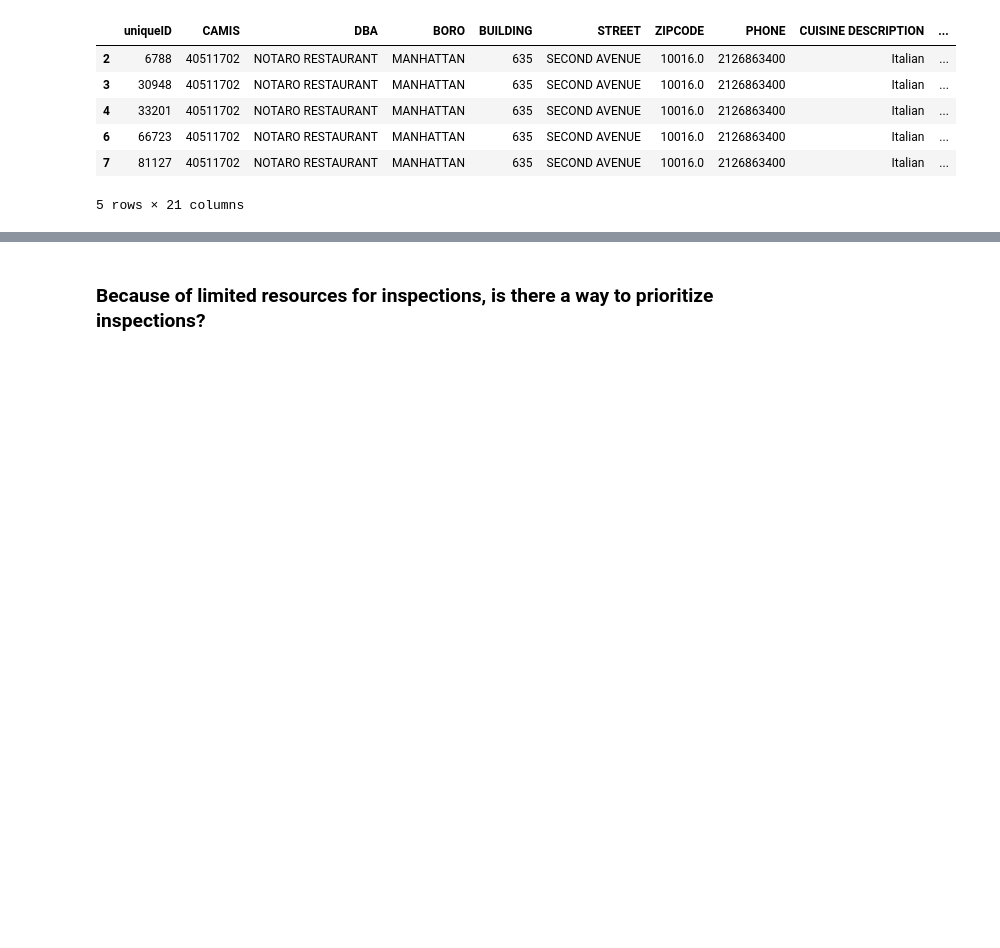
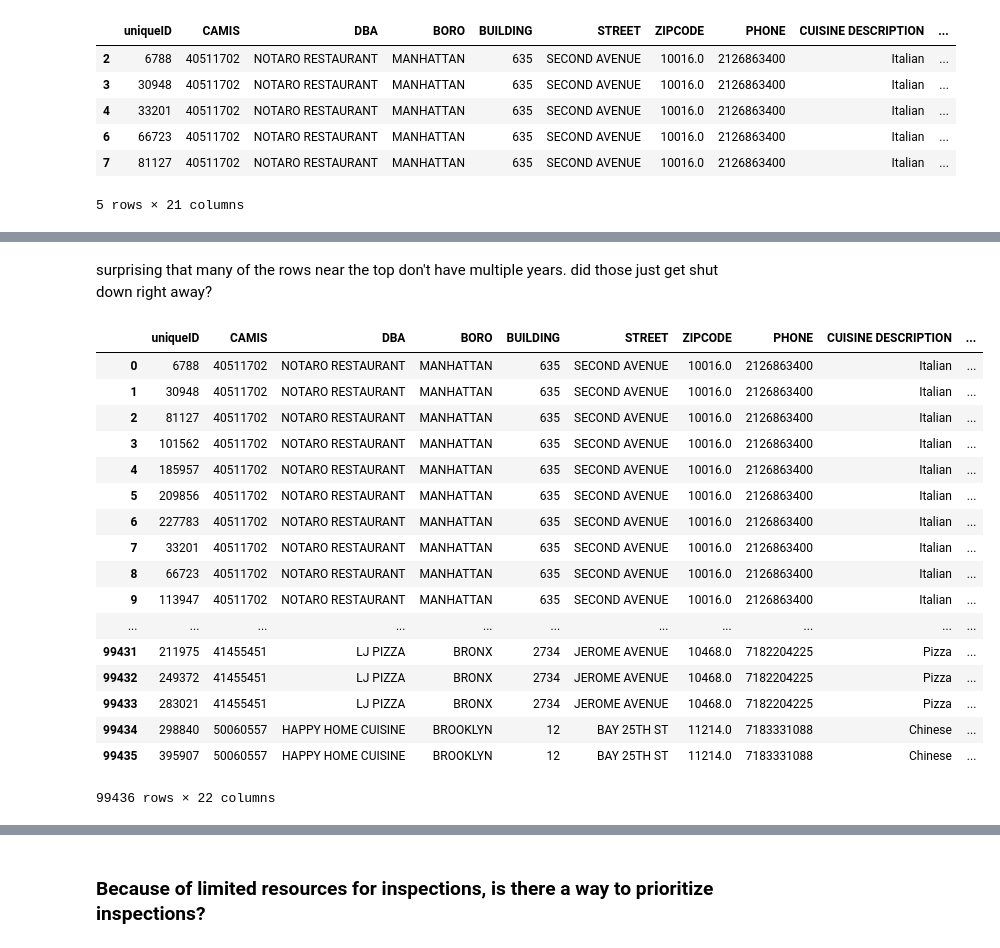
Before and after one commit to mishoptera/nyc_restaurants, a Jupyter notebook: eda_dataset.ipynb, the cells around one changed output, grey strips where cells are left out. Saved outputs shown, nothing was run; the diff lists cells and outputs as text; code cells hidden in the pictures; blank space fills up the shorter version.

```diff
--- a/eda_dataset.ipynb
+++ b/eda_dataset.ipynb
@@ -330,0 +343,25 @@ re_ins.head()
+# %% [markdown]
+surprising that many of the rows near the top don't have multiple years. did those just get shut down right away?
+# %%
+# adding this as a column to dataframe for future use
+re_ins = pd.merge(re_ins, re_ins2, on=['CAMIS', 'inspection_year'], how='right')
+re_ins
+# %% [output]
+|  | uniqueID | CAMIS | DBA | BORO | BUILDING | STREET | ZIPCODE | PHONE | CUISINE DESCRIPTION | ... |
+| 0 | 6788 | 40511702 | NOTARO RESTAURANT | MANHATTAN | 635 | SECOND AVENUE | 10016.0 | 2126863400 | Italian | ... |
+| 1 | 30948 | 40511702 | NOTARO RESTAURANT | MANHATTAN | 635 | SECOND AVENUE | 10016.0 | 2126863400 | Italian | ... |
+| 2 | 81127 | 40511702 | NOTARO RESTAURANT | MANHATTAN | 635 | SECOND AVENUE | 10016.0 | 2126863400 | Italian | ... |
+| 3 | 101562 | 40511702 | NOTARO RESTAURANT | MANHATTAN | 635 | SECOND AVENUE | 10016.0 | 2126863400 | Italian | ... |
+| 4 | 185957 | 40511702 | NOTARO RESTAURANT | MANHATTAN | 635 | SECOND AVENUE | 10016.0 | 2126863400 | Italian | ... |
+| 5 | 209856 | 40511702 | NOTARO RESTAURANT | MANHATTAN | 635 | SECOND AVENUE | 10016.0 | 2126863400 | Italian | ... |
+| 6 | 227783 | 40511702 | NOTARO RESTAURANT | MANHATTAN | 635 | SECOND AVENUE | 10016.0 | 2126863400 | Italian | ... |
+| 7 | 33201 | 40511702 | NOTARO RESTAURANT | MANHATTAN | 635 | SECOND AVENUE | 10016.0 | 2126863400 | Italian | ... |
+| 8 | 66723 | 40511702 | NOTARO RESTAURANT | MANHATTAN | 635 | SECOND AVENUE | 10016.0 | 2126863400 | Italian | ... |
+| 9 | 113947 | 40511702 | NOTARO RESTAURANT | MANHATTAN | 635 | SECOND AVENUE | 10016.0 | 2126863400 | Italian | ... |
+| ... | ... | ... | ... | ... | ... | ... | ... | ... | ... | ... |
+| 99431 | 211975 | 41455451 | LJ PIZZA | BRONX | 2734 | JEROME AVENUE | 10468.0 | 7182204225 | Pizza | ... |
+| 99432 | 249372 | 41455451 | LJ PIZZA | BRONX | 2734 | JEROME AVENUE | 10468.0 | 7182204225 | Pizza | ... |
+| 99433 | 283021 | 41455451 | LJ PIZZA | BRONX | 2734 | JEROME AVENUE | 10468.0 | 7182204225 | Pizza | ... |
+| 99434 | 298840 | 50060557 | HAPPY HOME CUISINE | BROOKLYN | 12 | BAY 25TH ST | 11214.0 | 7183331088 | Chinese | ... |
+| 99435 | 395907 | 50060557 | HAPPY HOME CUISINE | BROOKLYN | 12 | BAY 25TH ST | 11214.0 | 7183331088 | Chinese | ... |
+99436 rows × 22 columns
```
Also changed, not shown: parts of 8 cells of this notebook.
